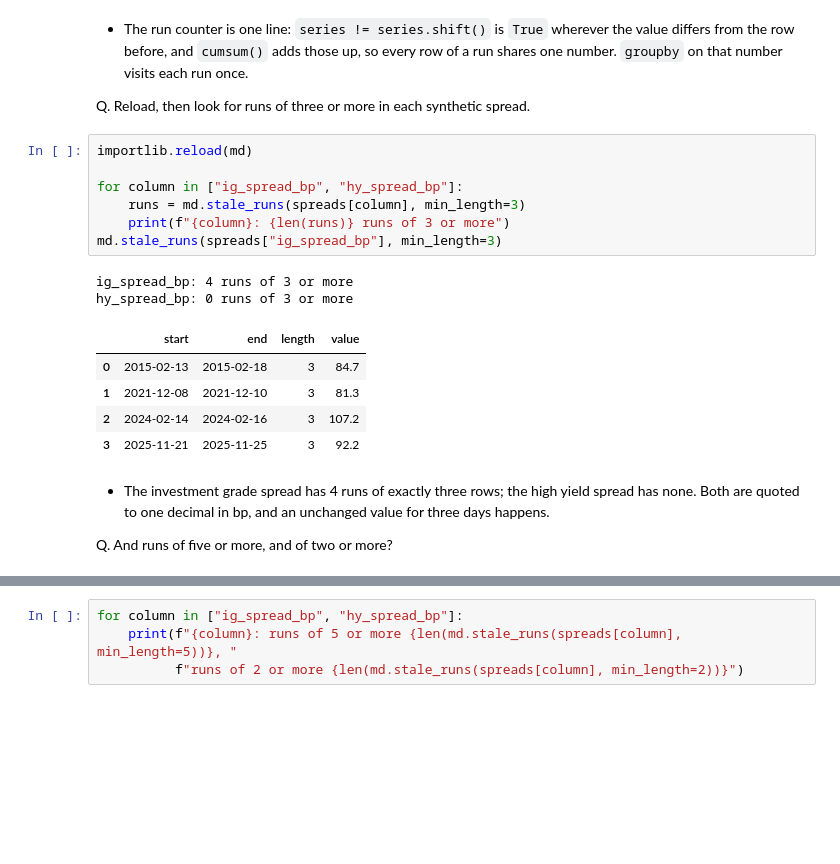
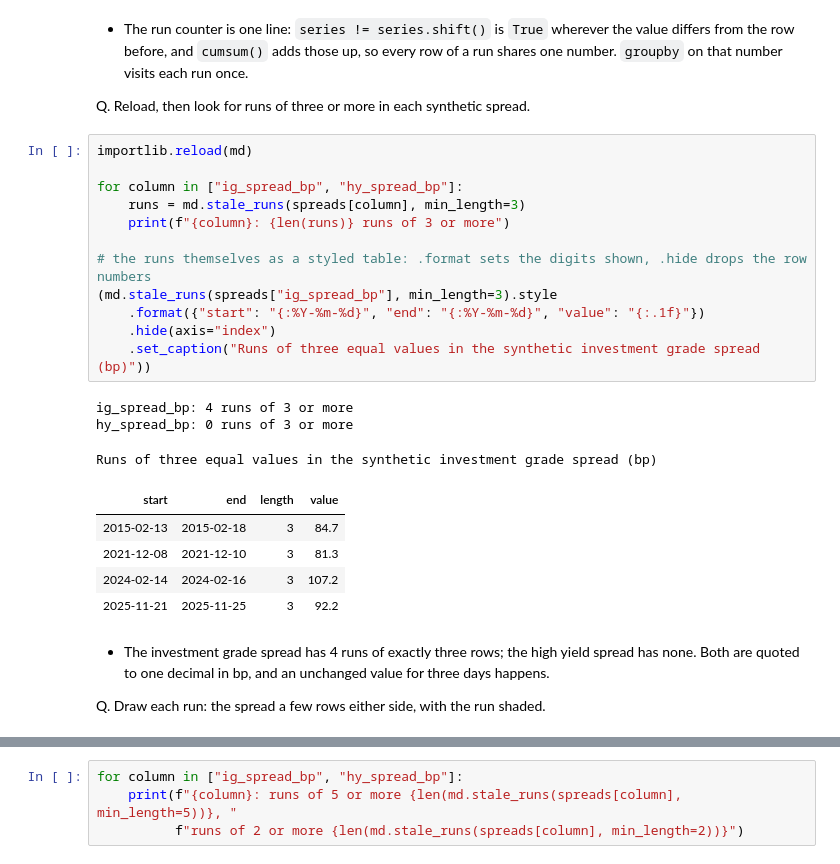
Before and after one commit to lenamonj/python-fixed-income, a Jupyter notebook: course3_market_data/week1/day3/03_market_calendars_and_cleaning.ipynb, the cells around one changed output, grey strips where cells are left out. Cells and saved outputs as stored; diff of their text form; blank space fills up the shorter version.

```diff
--- a/course3_market_data/week1/day3/03_market_calendars_and_cleaning.ipynb
+++ b/course3_market_data/week1/day3/03_market_calendars_and_cleaning.ipynb
@@ -1577,19 +1760,25 @@ Q. Reload, then look for runs of three or more in each synthetic spread.
 # %%
 importlib.reload(md)
 
 for column in ["ig_spread_bp", "hy_spread_bp"]:
     runs = md.stale_runs(spreads[column], min_length=3)
     print(f"{column}: {len(runs)} runs of 3 or more")
-md.stale_runs(spreads["ig_spread_bp"], min_length=3)
+
+# the runs themselves as a styled table: .format sets the digits shown, .hide drops the row numbers
+(md.stale_runs(spreads["ig_spread_bp"], min_length=3).style
+    .format({"start": "{:%Y-%m-%d}", "end": "{:%Y-%m-%d}", "value": "{:.1f}"})
+    .hide(axis="index")
+    .set_caption("Runs of three equal values in the synthetic investment grade spread (bp)"))
 # %% [output]
 ig_spread_bp: 4 runs of 3 or more
 hy_spread_bp: 0 runs of 3 or more
+Runs of three equal values in the synthetic investment grade spread (bp)
-|  | start | end | length | value |
-| 0 | 2015-02-13 | 2015-02-18 | 3 | 84.7 |
-| 1 | 2021-12-08 | 2021-12-10 | 3 | 81.3 |
-| 2 | 2024-02-14 | 2024-02-16 | 3 | 107.2 |
-| 3 | 2025-11-21 | 2025-11-25 | 3 | 92.2 |
+| start | end | length | value |
+| 2015-02-13 | 2015-02-18 | 3 | 84.7 |
+| 2021-12-08 | 2021-12-10 | 3 | 81.3 |
+| 2024-02-14 | 2024-02-16 | 3 | 107.2 |
+| 2025-11-21 | 2025-11-25 | 3 | 92.2 |
 # %% [markdown]
 * The investment grade spread has 4 runs of exactly three rows; the high yield spread has none. Both are quoted to one decimal in bp, and an unchanged value for three days happens.
 
-Q. And runs of five or more, and of two or more?
+Q. Draw each run: the spread a few rows either side, with the run shaded.
```
Also changed, not shown: parts of 33 cells of this notebook, 2 other files.
